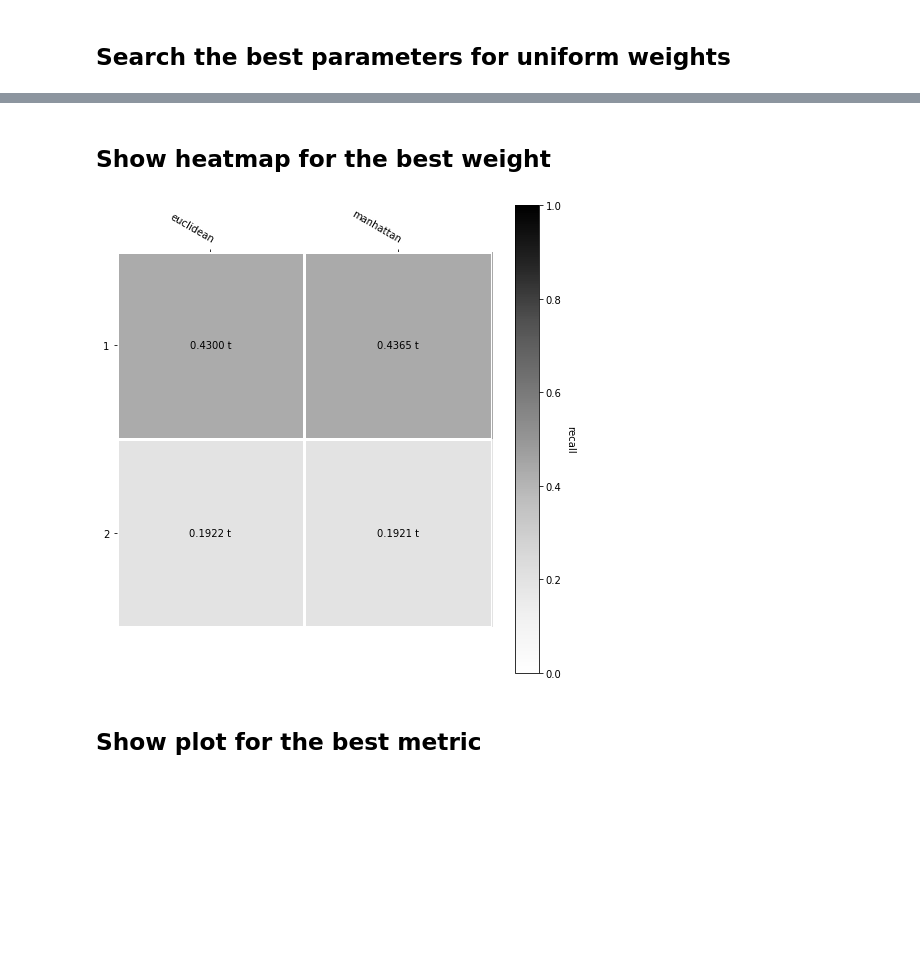
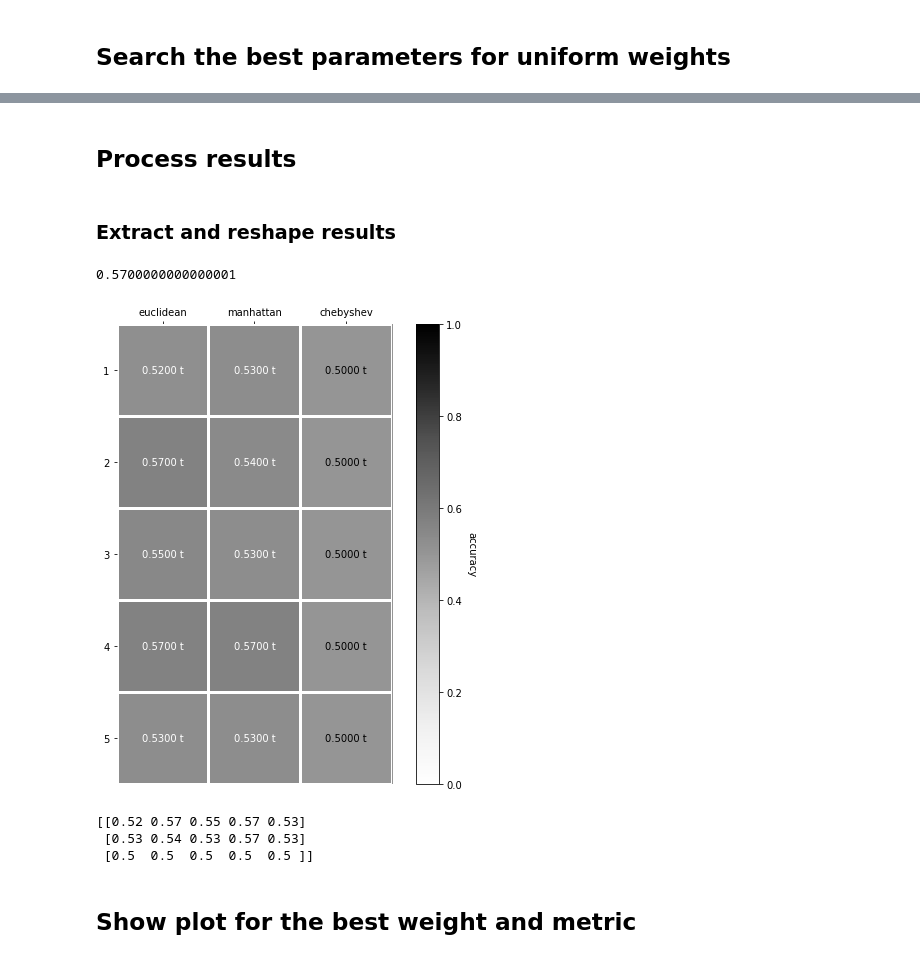
Before and after one commit to yordwynn/ElementaryPose, a Jupyter notebook: notebooks/kNN.ipynb, the cells around one changed output, grey strips where cells are left out. Saved outputs shown, nothing was run; the diff lists cells and outputs as text; code cells hidden in the pictures; blank space fills up the shorter version.

```diff
--- a/notebooks/kNN.ipynb
+++ b/notebooks/kNN.ipynb
@@ -100,24 +102,44 @@ print(gs.best_score_)
+# %% [markdown]
+## Process results
+# %%
+best_weight_id = weights.index(best_params["weights"])
+best_metric_id = metric.index(best_params["metric"])
+best_n_neighbors = n_neighbors.index(best_params["n_neighbors"])
+# %% [markdown]
+### Extract and reshape results
+# %%
+keys = []
+prep_result = {}
+
+for item in scoring:
+    keys.append("mean_test_%s" % (item))
+
+for key in keys:
+    res = results[key]
+    res = res.reshape((metric_count, n_neghbors_count, weights_count))
+    res = res.transpose(2, 0, 1)
+    prep_result[key] = res
+# %% [output]
+0.5700000000000001
+# %%
+from heat_map import heatmap, annotate_heatmap
+
+heatmap_metric = "accuracy"
+mean_test_score = prep_result["mean_test_%s" % (heatmap_metric)][best_weight_id]
+mean_test_score = mean_test_score.transpose(1, 0)
+
+plt.rcParams["figure.figsize"]=[7, 7]
+fig, ax = plt.subplots()
+
+im, cbar = heatmap(mean_test_score, n_neighbors, metric, ax=ax, cmap="Greys", vmin=0, vmax=1, cbarlabel=heatmap_metric)
+texts = annotate_heatmap(im, valfmt="{x:.4f} t", textcolors=["black", "white"], threshold=0.5)
+
+fig.tight_layout()
+plt.show()
+# %% [output]
+[figure, added]
+[[0.52 0.57 0.55 0.57 0.53]
+ [0.53 0.54 0.53 0.57 0.53]
+ [0.5  0.5  0.5  0.5  0.5 ]]
 # %% [markdown]
-## Show heatmap for the best weight
+## Show plot for the best weight and metric
-# %%
-from heat_map import heatmap, annotate_heatmap
-
-
-mean_test_recall = results['mean_test_f1']
-mean_test_recall = mean_test_recall.reshape((metric_count, n_neghbors_count, weights_count))
-mean_test_recall = mean_test_recall.transpose(2, 1, 0)
-mean_test_recall = mean_test_recall[0]
-
-
-plt.rcParams["figure.figsize"]=[7, 7]
-fig, ax = plt.subplots()
-
-im, cbar = heatmap(mean_test_recall, n_neighbors, metric, ax=ax, cmap="Greys", vmin=0, vmax=1, cbarlabel="recall")
-texts = annotate_heatmap(im, valfmt="{x:.4f} t", textcolors=["black", "white"], threshold=0.5)
-
-fig.tight_layout()
-plt.show()
-# %% [output]
-[figure, removed]
-# %% [markdown]
-## Show plot for the best metric
```
Also changed, not shown: parts of 8 cells of this notebook.
